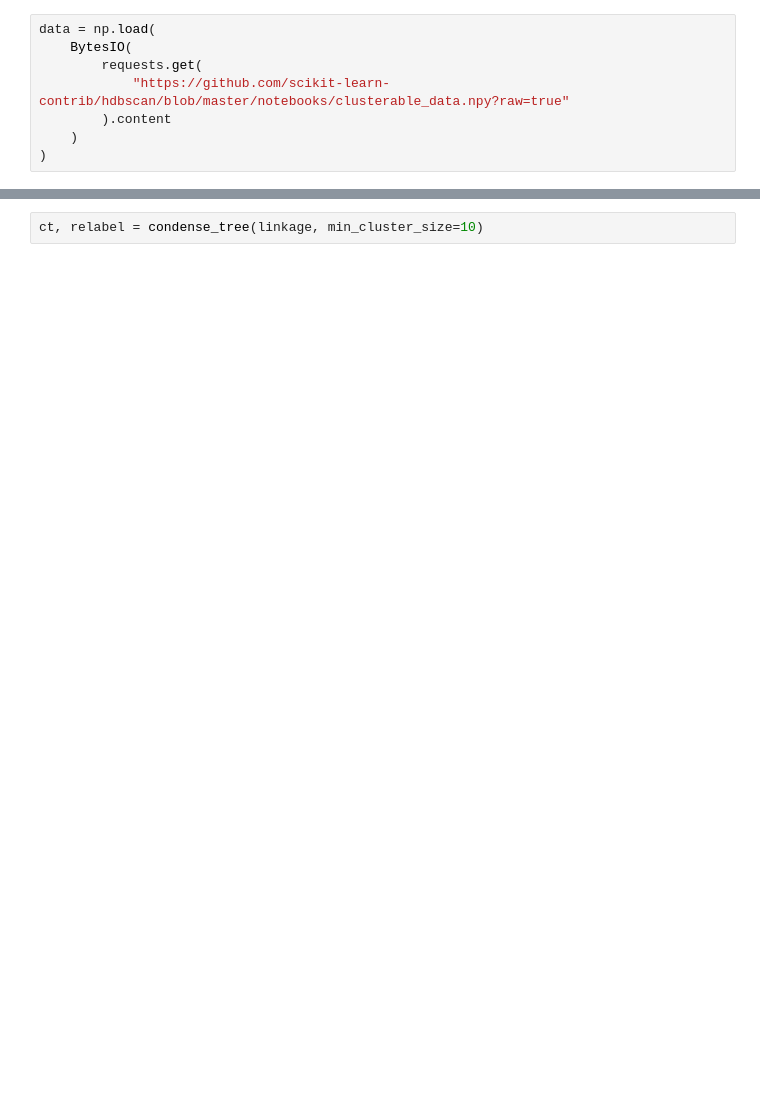
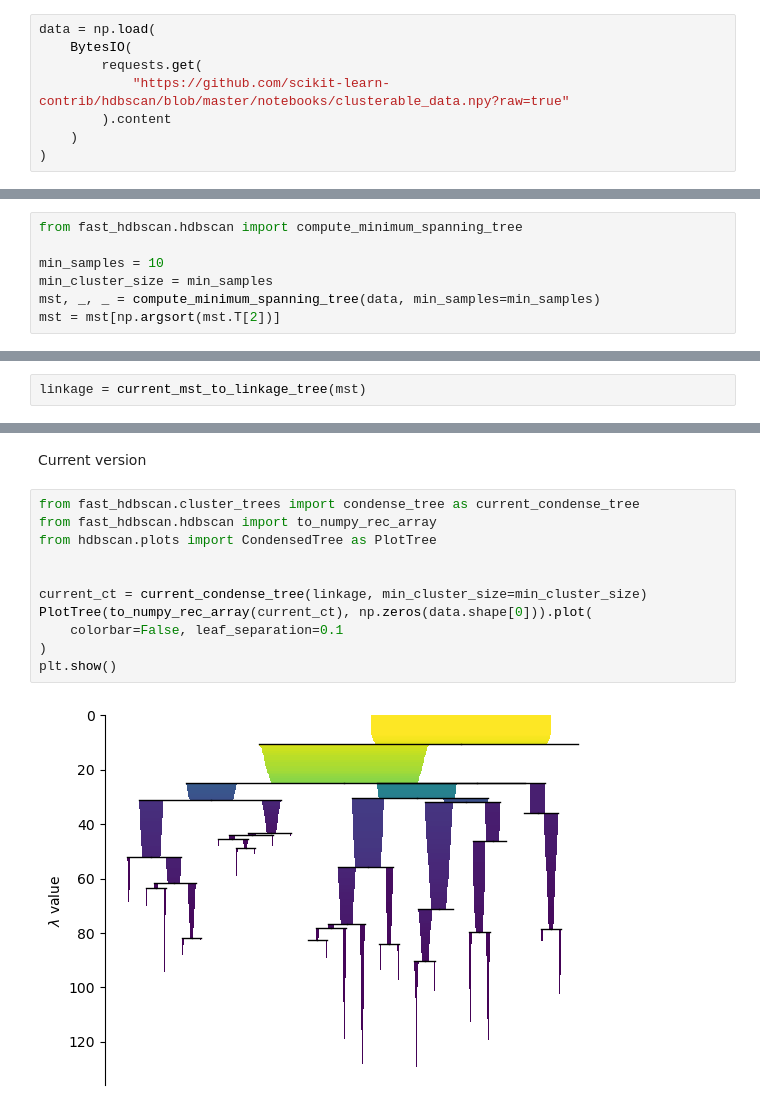
Before and after one commit to JelmerBot/fast_hdbscan, a Jupyter notebook: doc/condense_strategies.ipynb, the cells around one changed output, grey strips where cells are left out. Cells and saved outputs as stored; diff of their text form; blank space fills up the shorter version.

Commit message:
also adjust linkage computation

```diff
--- a/doc/condense_strategies.ipynb
+++ b/doc/condense_strategies.ipynb
@@ -36,0 +22,7 @@ mst, linkage = linkage_hierarchy(data, min_samples=10)
+# %%
+from fast_hdbscan.hdbscan import compute_minimum_spanning_tree
+
+min_samples = 10
+min_cluster_size = min_samples
+mst, _, _ = compute_minimum_spanning_tree(data, min_samples=min_samples)
+mst = mst[np.argsort(mst.T[2])]
@@ -36,0 +44,2 @@ mst, linkage = linkage_hierarchy(data, min_samples=10)
+# %%
+linkage = current_mst_to_linkage_tree(mst)
@@ -230,4 +169,17 @@ def bfs_from_hierarchy(hierarchy, bfs_root, num_points):
+# %% [markdown]
+Current version
 # %%
-ct, relabel = condense_tree(linkage, min_cluster_size=10)
+from fast_hdbscan.cluster_trees import condense_tree as current_condense_tree
+from fast_hdbscan.hdbscan import to_numpy_rec_array
+from hdbscan.plots import CondensedTree as PlotTree
+
+
+current_ct = current_condense_tree(linkage, min_cluster_size=min_cluster_size)
+PlotTree(to_numpy_rec_array(current_ct), np.zeros(data.shape[0])).plot(
+    colorbar=False, leaf_separation=0.1
+)
+plt.show()
+# %% [output]
+[figure, added]
 # %%
 %%timeit
```
Also changed, not shown: parts of 30 cells of this notebook.
